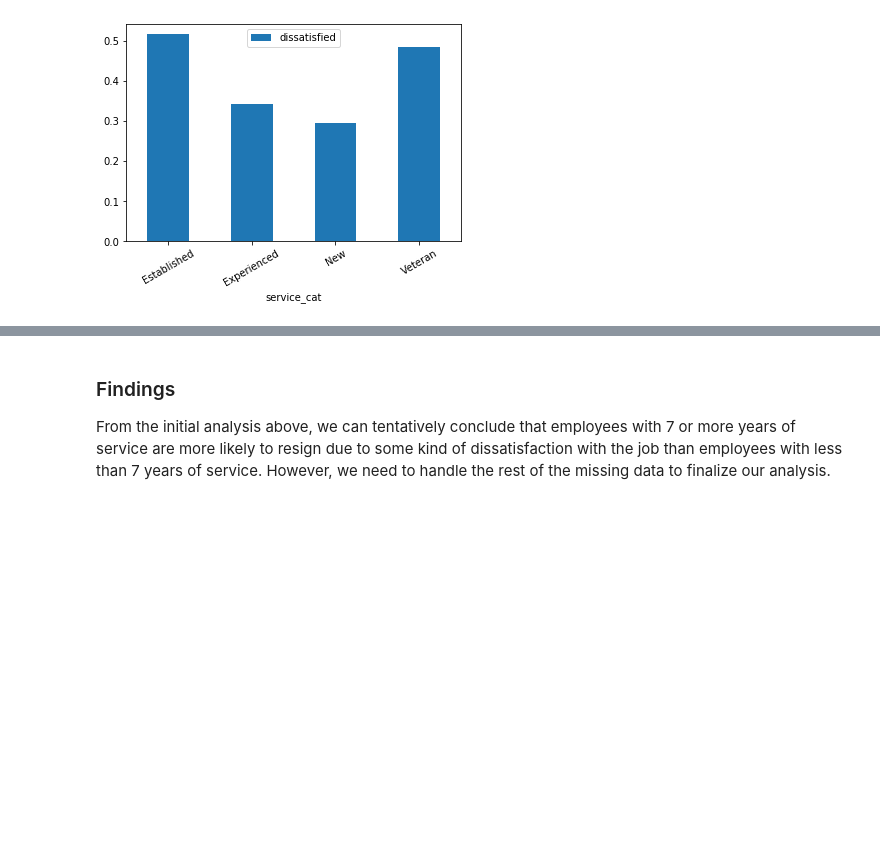
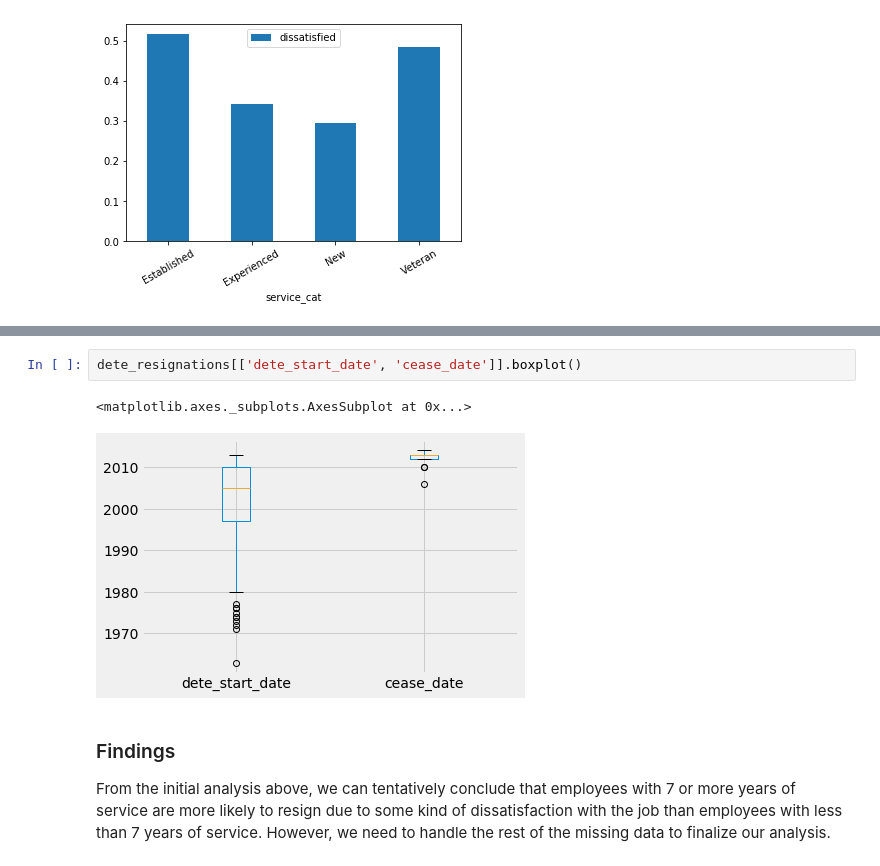
Before and after one commit to orspain/Dataquest, a Jupyter notebook: 2.4 Data Cleaning and Analysis/Analyze Employee Exit Surveys.ipynb, the cells around one changed output, grey strips where cells are left out. Saved outputs shown, nothing was run; the diff lists cells and outputs as text; blank space fills up the shorter version.

```diff
--- a/2.4 Data Cleaning and Analysis/Analyze Employee Exit Surveys.ipynb
+++ b/2.4 Data Cleaning and Analysis/Analyze Employee Exit Surveys.ipynb
@@ -592,3 +615,8 @@ dis_pct.plot(kind='bar', rot=30)
+# %%
+dete_resignations[['dete_start_date', 'cease_date']].boxplot()
+# %% [output]
+<matplotlib.axes._subplots.AxesSubplot at 0x...>
+[figure, added]
 # %% [markdown]
 ### Findings
 
```
Also changed, not shown: parts of 12 cells of this notebook.
